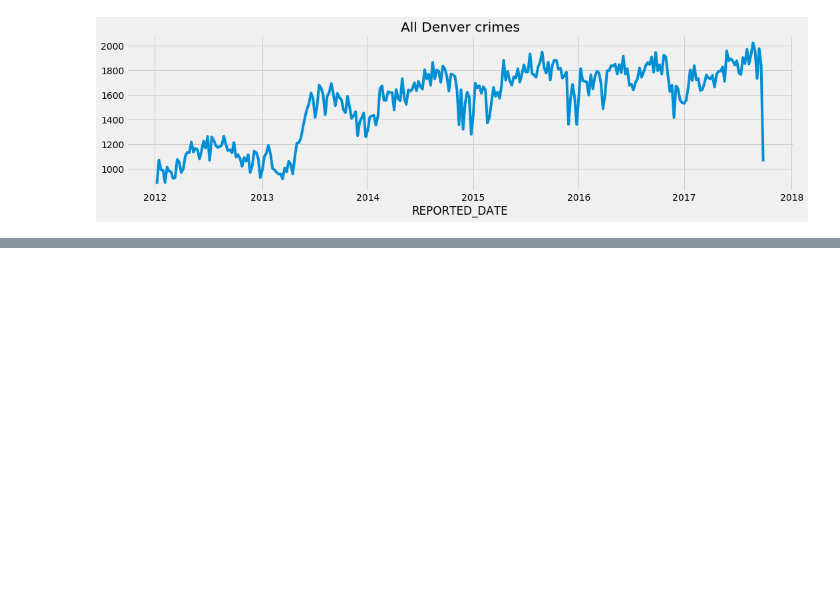
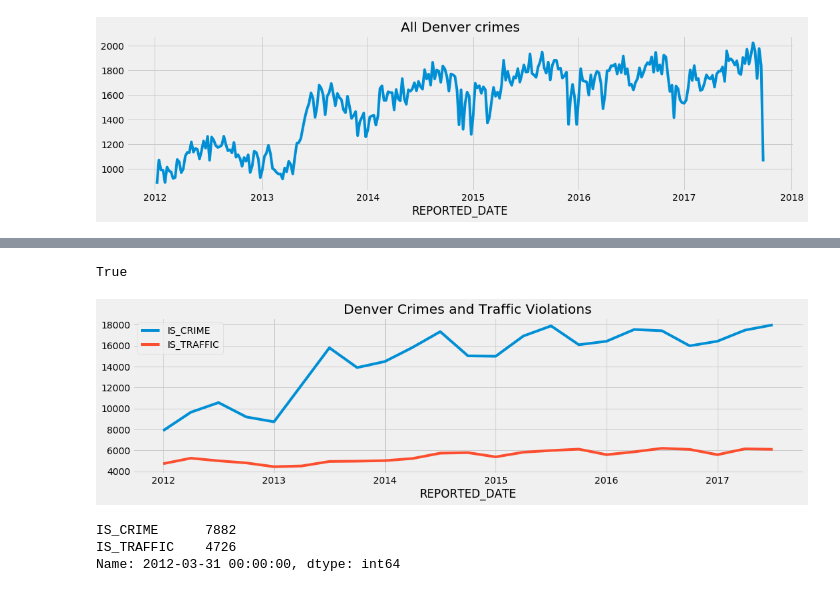
Before and after one commit to edwards158/DataScienceMachineLearning, a Jupyter notebook: DataScienceNotebooks/TimeSeriesAnalysis1.ipynb, the cells around one changed output, grey strips where cells are left out. Cells and saved outputs as stored; diff of their text form; code cells hidden in the pictures; blank space fills up the shorter version.

```diff
--- a/DataScienceNotebooks/TimeSeriesAnalysis1.ipynb
+++ b/DataScienceNotebooks/TimeSeriesAnalysis1.ipynb
@@ -366,0 +382,4 @@ weekly_crimes.plot(figsize=(16,4),title='All Denver crimes')
+# %%
+#resample method to group by each quarter of the year and then sum the IS_CRIME and IS_TRAFFIC columns for each group:
+crime_quarterly = crime_sort.resample('Q')['IS_CRIME','IS_TRAFFIC'].sum()
+crime_quarterly.head()
@@ -366,0 +405,21 @@ weekly_crimes.plot(figsize=(16,4),title='All Denver crimes')
+# %%
+#could replicate using groupby
+crime_quarterly2 = crime_sort.groupby(pd.Grouper(freq='Q'))['IS_CRIME', 'IS_TRAFFIC'].sum()
+crime_quarterly.equals(crime_quarterly2)
+# %% [output]
+True
+# %%
+#make a plot to better analyze the trends in crime and traffic accidents over time
+plot_kwargs = dict(figsize=(16,4),title='Denver Crimes and Traffic Violations')
+crime_quarterly.plot(**plot_kwargs);
+# %% [output]
+[figure, added]
+# %%
+#plot the percentage increase in crime and traffic, instead of the raw count. Let's divide all the data by
+#the first row and plot again:
+crime_begin = crime_quarterly.iloc[0]
+crime_begin
+# %% [output]
+IS_CRIME      7882
+IS_TRAFFIC    4726
+Name: 2012-03-31 00:00:00, dtype: int64
```
Also changed, not shown: parts of 34 cells of this notebook.
